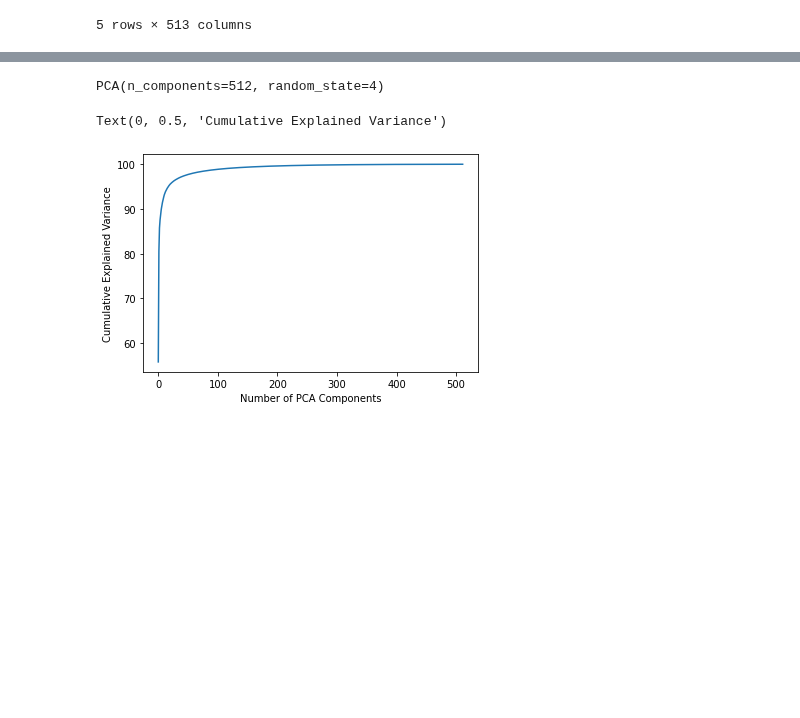
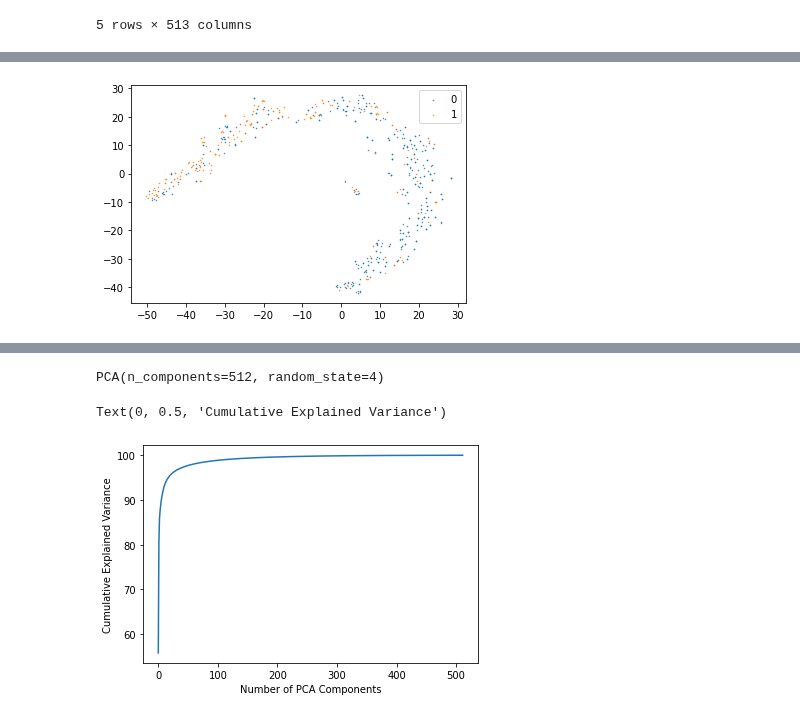
Before and after one commit to mtzig/LIDC_GDRO, a Jupyter notebook: notebooks/LIDC_clusters.ipynb, the cells around one changed output, grey strips where cells are left out. Cells and saved outputs as stored; diff of their text form; code cells hidden in the pictures; blank space fills up the shorter version.

```diff
--- a/notebooks/LIDC_clusters.ipynb
+++ b/notebooks/LIDC_clusters.ipynb
@@ -27,0 +59,17 @@ lidc_cnnFeatures.head()
+# %%
+spiculation = [int(lidc[lidc['noduleID'] == id]['spiculation'] > 1) for id in lidc_hc_cnnFeatures['nodule_id']]
+lidc_TSNE['spiculation'] = spiculation
+# %%
+fig, ax = plt.subplots()
+group = lidc_TSNE['spiculation']
+component_1 = lidc_TSNE['component_1'].to_numpy()
+component_2 = lidc_TSNE['component_2'].to_numpy()
+# legend = {0:'red', 1:'blue'}
+
+for g in np.unique(group):
+    idx = np.where(group == g)
+    ax.scatter(component_1[idx], component_2[idx],  label = g, s = 0.2) #c = legend[g],
+ax.legend()
+plt.show()
+# %% [output]
+[figure, added]
```
Also changed, not shown: parts of 16 cells of this notebook, 13 other files.
